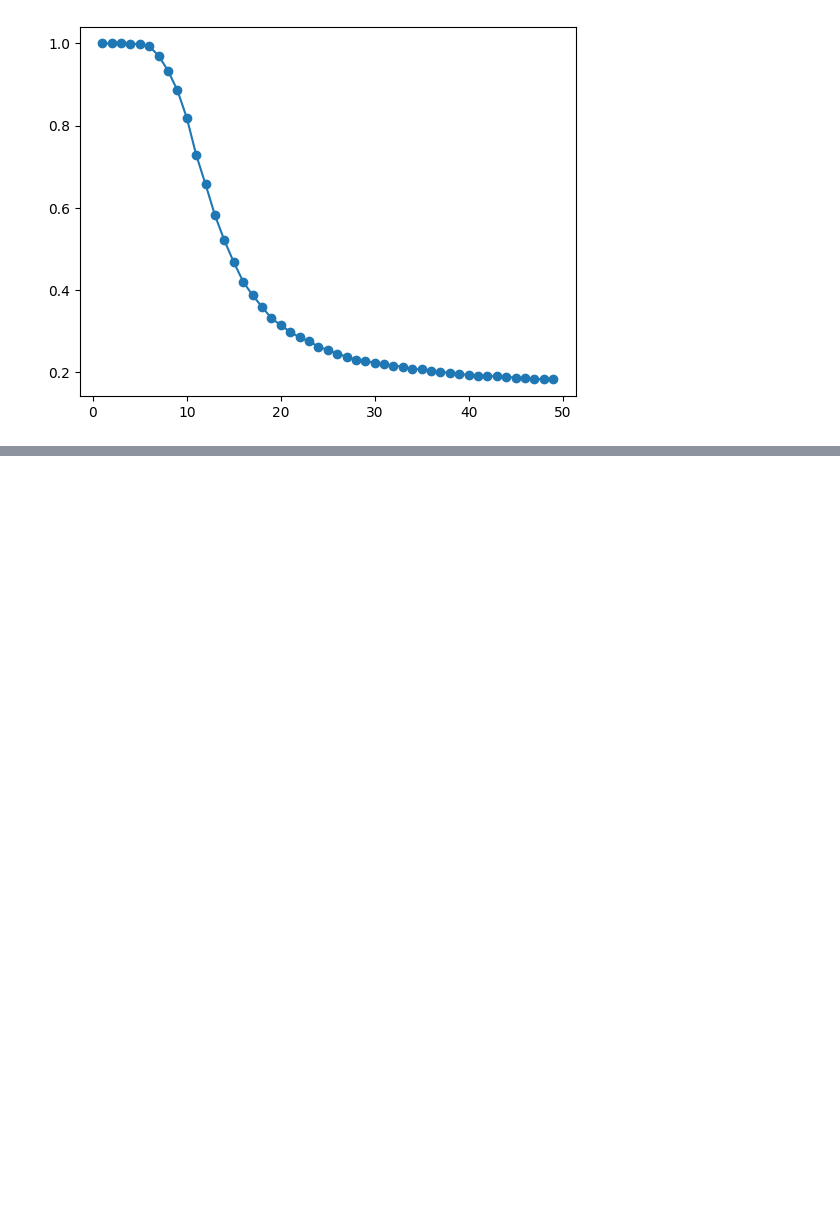
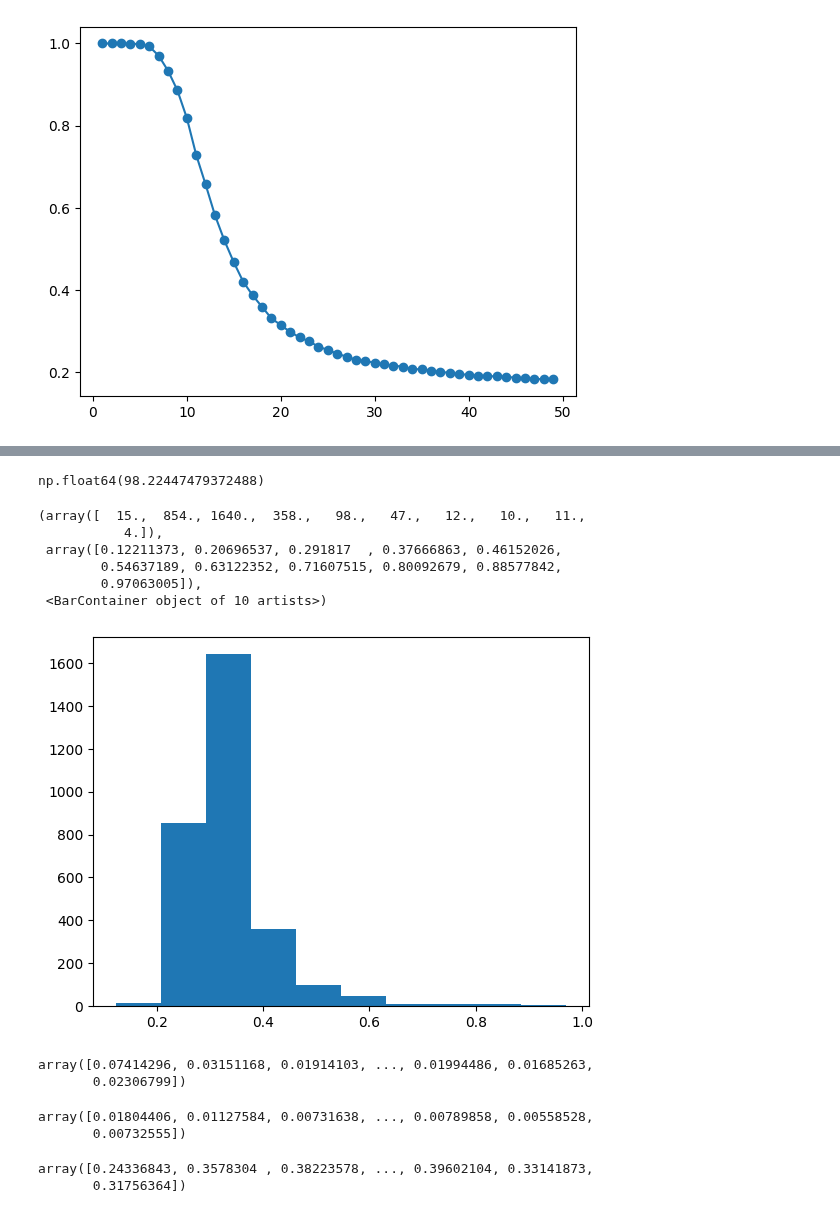
Before and after one commit to H-IAAC/WorldMachine, a Jupyter notebook: dev/toy1d_experiments/configutation_test.ipynb, the cells around one changed output, grey strips where cells are left out. Drawn from its saved outputs; the diff is of its cells as text; code cells hidden in the pictures; blank space fills up the shorter version.

Commit message:
Toy1d configuration analisys

```diff
--- a/dev/toy1d_experiments/configutation_test.ipynb
+++ b/dev/toy1d_experiments/configutation_test.ipynb
@@ -129,0 +160,41 @@ plt.plot(patience, diverge.sum(axis=1)/optimizer_loss_val.shape[0], "o-")
+# %%
+autoregressive_metrics = load_multiple_metrics("toy1d_experiment1_configuration_test", "toy1d_autoregressive_metrics")
+# %%
+proportion_state_decoded_mse = get_values(autoregressive_metrics, ["means", "proportion", "state_decoded_mse"])
+autoregressive_state_decoded_mse = get_values(autoregressive_metrics, ["means", "autoregressive", "state_decoded_mse"])
+parallel_state_decoded_mse = get_values(autoregressive_metrics, ["means", "parallel", "state_decoded_mse"])
+# %%
+mask = np.bitwise_and(np.bitwise_not(np.isnan(autoregressive_state_decoded_mse)), np.bitwise_not(np.isnan(parallel_state_decoded_mse)))
+
+proportion_state_decoded_mse_filtered = proportion_state_decoded_mse[mask]
+autoregressive_state_decoded_mse_filtered = autoregressive_state_decoded_mse[mask]
+parallel_state_decoded_mse_filtered = parallel_state_decoded_mse[mask]
+# %%
+np.max(proportion_state_decoded_mse_filtered)
+# %% [output]
+np.float64(98.22447479372488)
+# %%
+plt.hist(proportion_state_decoded_mse_filtered[proportion_state_decoded_mse_filtered<1])
+# %% [output]
+(array([  15.,  854., 1640.,  358.,   98.,   47.,   12.,   10.,   11.,
+           4.]),
+ array([0.12211373, 0.20696537, 0.291817  , 0.37666863, 0.46152026,
+        0.54637189, 0.63122352, 0.71607515, 0.80092679, 0.88577842,
+        0.97063005]),
+ <BarContainer object of 10 artists>)
+[figure, added]
+# %%
+parallel_state_decoded_mse_filtered
+# %% [output]
+array([0.07414296, 0.03151168, 0.01914103, ..., 0.01994486, 0.01685263,
+       0.02306799])
+# %%
+autoregressive_state_decoded_mse_filtered
+# %% [output]
+array([0.01804406, 0.01127584, 0.00731638, ..., 0.00789858, 0.00558528,
+       0.00732555])
+# %%
+autoregressive_state_decoded_mse_filtered/parallel_state_decoded_mse_filtered
+# %% [output]
+array([0.24336843, 0.3578304 , 0.38223578, ..., 0.39602104, 0.33141873,
+       0.31756364])
```
Also changed, not shown: parts of 46 cells of this notebook, 3 other files.
